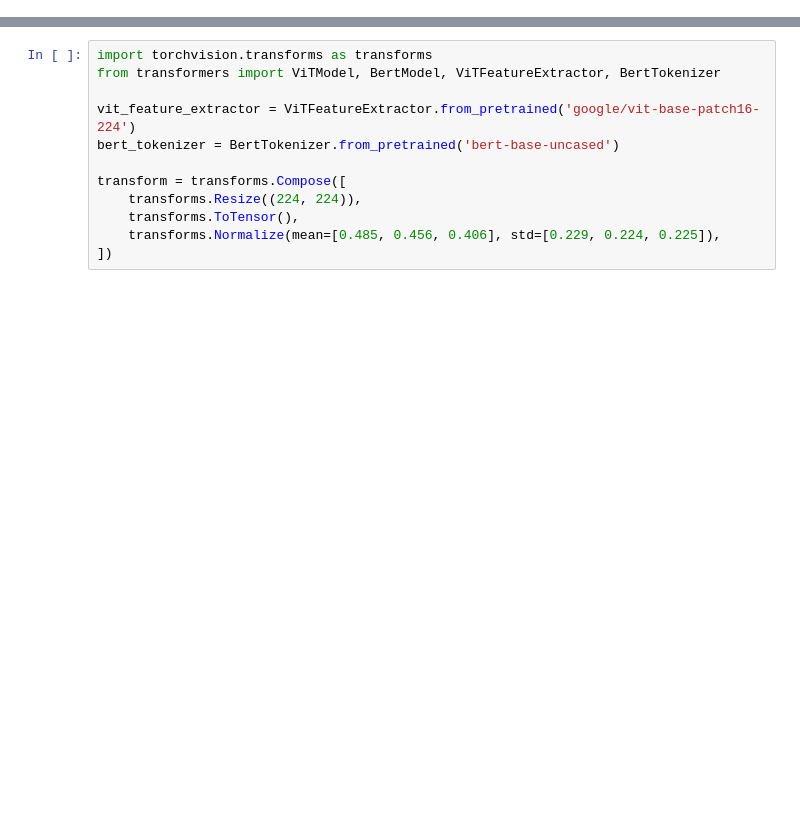
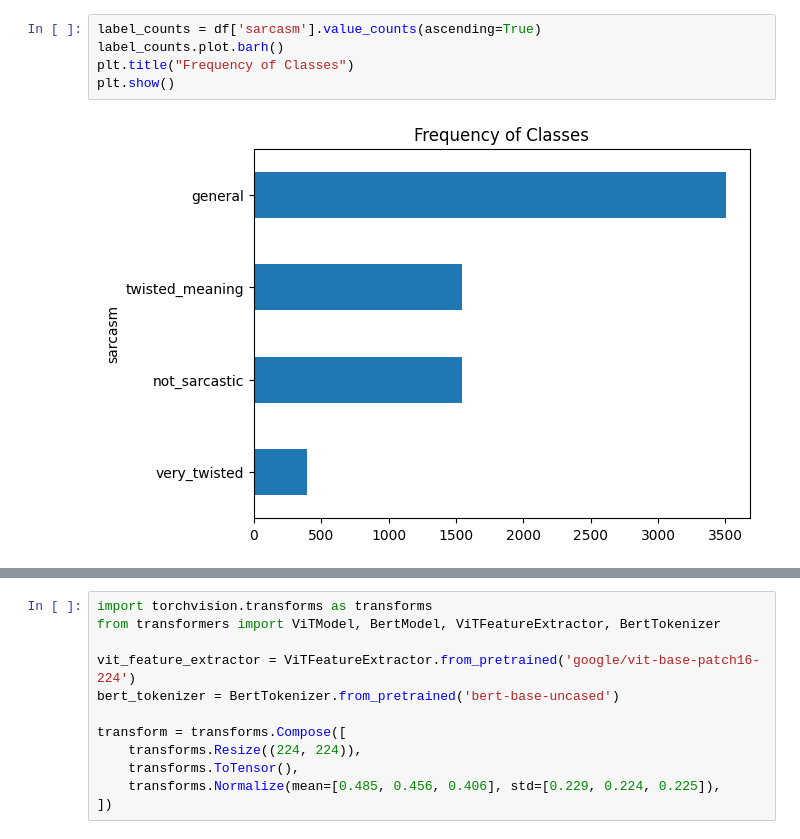
Before and after one commit to OPpandu/Sentiment-Analysis, a Jupyter notebook: MEME_Sentiment/train_eval.ipynb, the cells around one changed output, grey strips where cells are left out. Drawn from its saved outputs; the diff is of its cells as text; blank space fills up the shorter version.

```diff
--- a/MEME_Sentiment/train_eval.ipynb
+++ b/MEME_Sentiment/train_eval.ipynb
@@ -14,0 +46,7 @@ df = pd.read_csv(csv_path)
+# %%
+label_counts = df['sarcasm'].value_counts(ascending=True)
+label_counts.plot.barh()
+plt.title("Frequency of Classes")
+plt.show()
+# %% [output]
+[figure, added]
```
Also changed, not shown: parts of 17 cells of this notebook, 2 other files.
